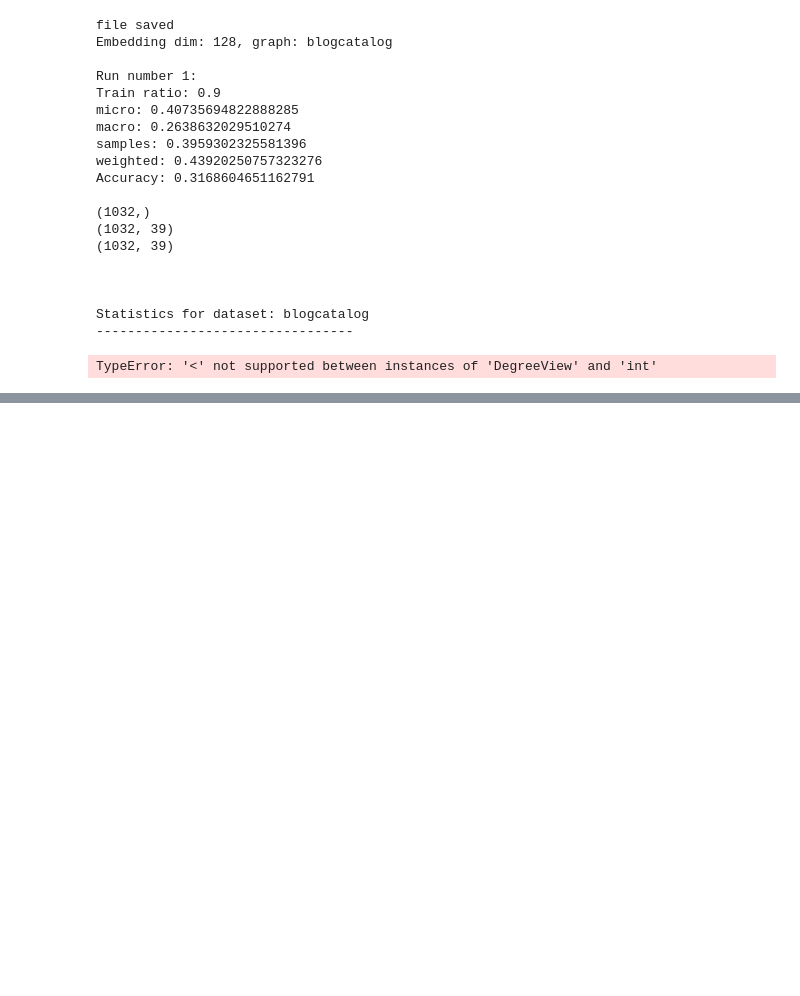
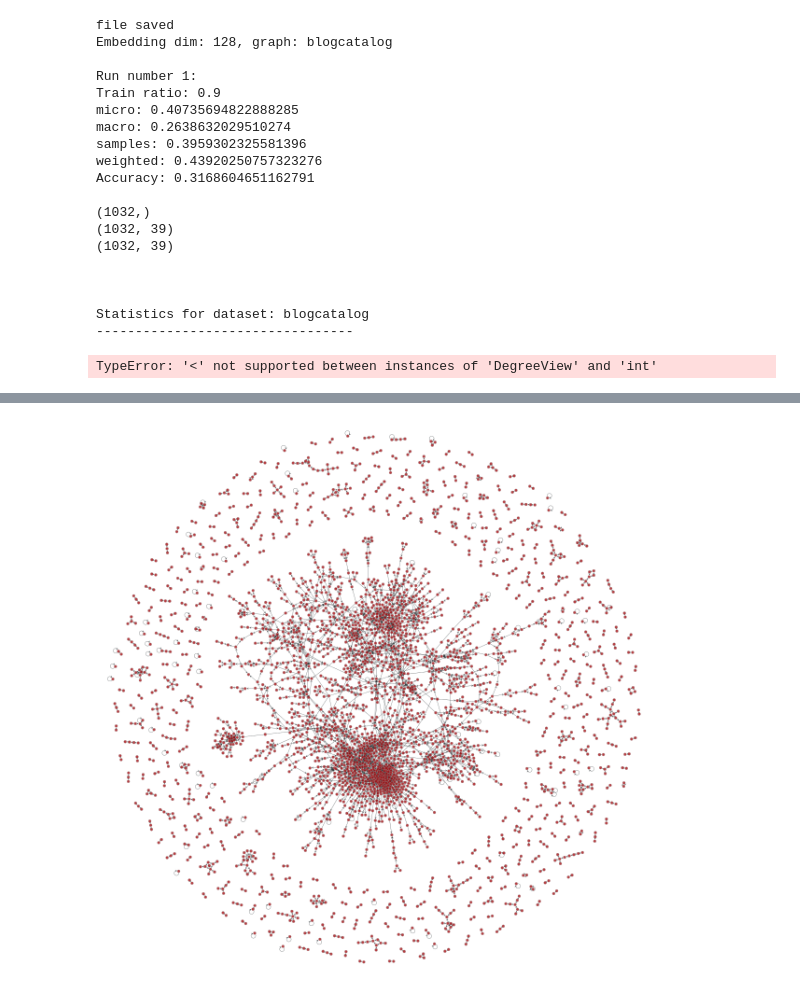
Before and after one commit to sunilkmaurya/graph_embedding, a Jupyter notebook: evaluation/embedding_analysis.ipynb, the cells around one changed output, grey strips where cells are left out. Cells and saved outputs as stored; diff of their text form; code cells hidden in the pictures; blank space fills up the shorter version.

```diff
--- a/evaluation/embedding_analysis.ipynb
+++ b/evaluation/embedding_analysis.ipynb
@@ -194,0 +201,4 @@ graph_tool.draw.fruchterman_reingold_layout(gt,n_iter=100)
+# %%
+graph_draw(gt, pos=graph_tool.draw.sfdp_layout(gt, cooling_step=0.99))
+# %% [output]
+[figure, added]
```
Also changed, not shown: parts of 16 cells of this notebook.
